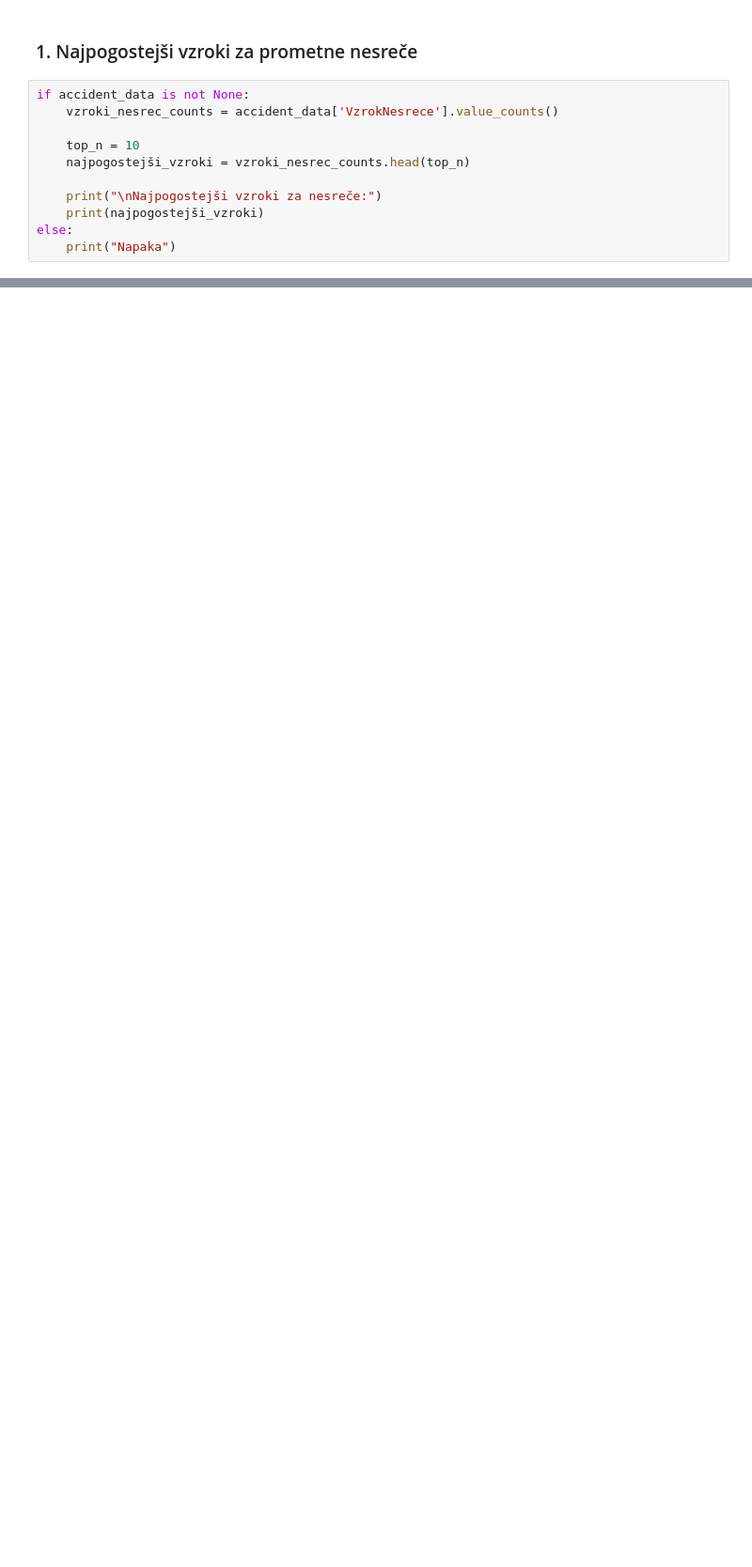
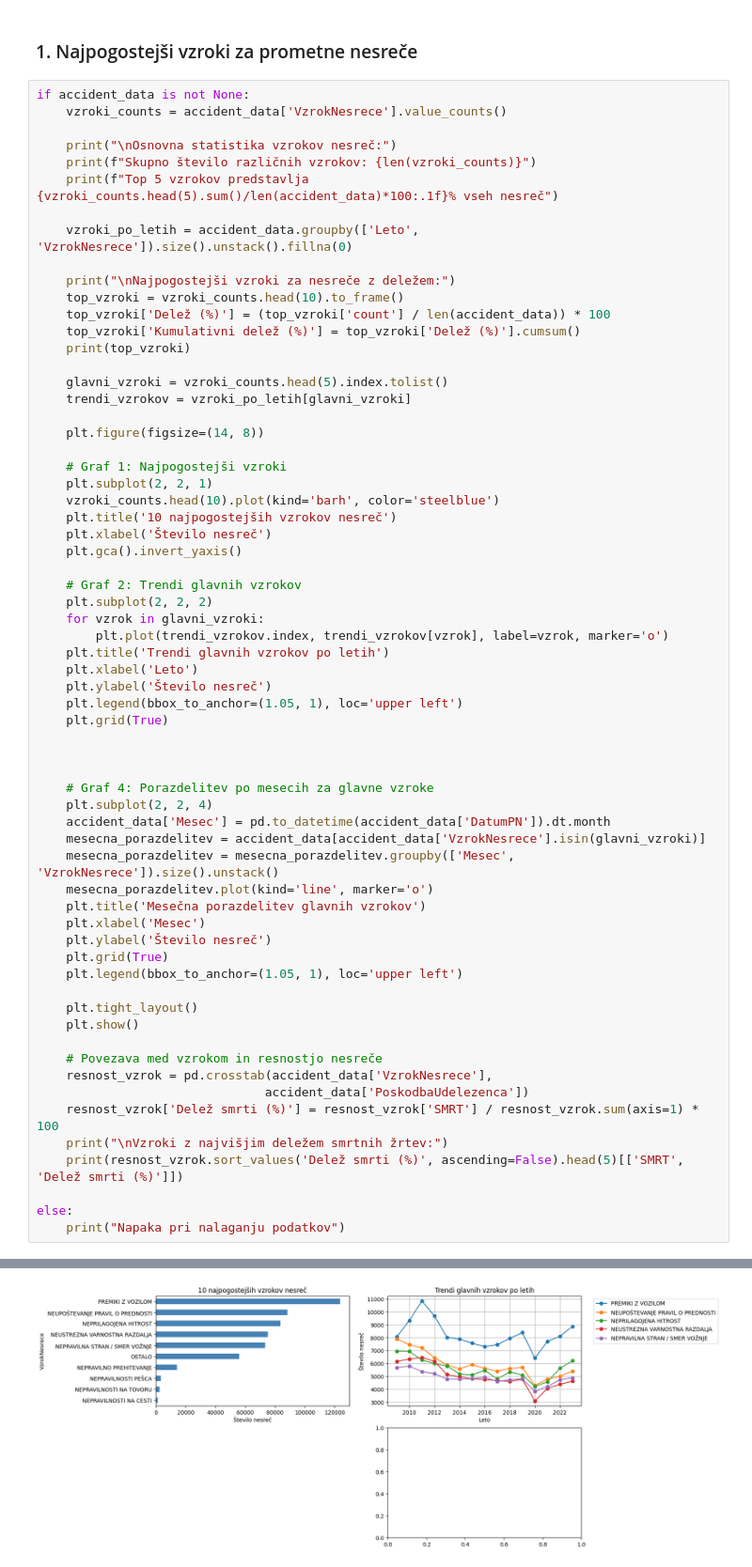
Before and after one commit to gerigazda0/PR252, a Jupyter notebook: pr-nesrece.ipynb, the cells around one changed output, grey strips where cells are left out. Shown at 94% size. Drawn from its saved outputs; the diff is of its cells as text; blank space fills up the shorter version.

```diff
--- a/pr-nesrece.ipynb
+++ b/pr-nesrece.ipynb
@@ -24,13 +24,66 @@ accident_data = load_accident_data(file_path)
 ### 1. Najpogostejši vzroki za prometne nesreče
 # %%
 if accident_data is not None:
-    vzroki_nesrec_counts = accident_data['VzrokNesrece'].value_counts()
+    vzroki_counts = accident_data['VzrokNesrece'].value_counts()
 
-    top_n = 10
-    najpogostejši_vzroki = vzroki_nesrec_counts.head(top_n)
+    print("\nOsnovna statistika vzrokov nesreč:")
+    print(f"Skupno število različnih vzrokov: {len(vzroki_counts)}")
+    print(f"Top 5 vzrokov predstavlja {vzroki_counts.head(5).sum()/len(accident_data)*100:.1f}% vseh nesreč")
 
-    print("\nNajpogostejši vzroki za nesreče:")
-    print(najpogostejši_vzroki)
+    vzroki_po_letih = accident_data.groupby(['Leto', 'VzrokNesrece']).size().unstack().fillna(0)
+
+    print("\nNajpogostejši vzroki za nesreče z deležem:")
+    top_vzroki = vzroki_counts.head(10).to_frame()
+    top_vzroki['Delež (%)'] = (top_vzroki['count'] / len(accident_data)) * 100
+    top_vzroki['Kumulativni delež (%)'] = top_vzroki['Delež (%)'].cumsum()
+    print(top_vzroki)
+
+    glavni_vzroki = vzroki_counts.head(5).index.tolist()
+    trendi_vzrokov = vzroki_po_letih[glavni_vzroki]
+
+    plt.figure(figsize=(14, 8))
+
+    # Graf 1: Najpogostejši vzroki
+    plt.subplot(2, 2, 1)
+    vzroki_counts.head(10).plot(kind='barh', color='steelblue')
+    plt.title('10 najpogostejših vzrokov nesreč')
+    plt.xlabel('Število nesreč')
+    plt.gca().invert_yaxis()
+
+    # Graf 2: Trendi glavnih vzrokov
+    plt.subplot(2, 2, 2)
+    for vzrok in glavni_vzroki:
+        plt.plot(trendi_vzrokov.index, trendi_vzrokov[vzrok], label=vzrok, marker='o')
+    plt.title('Trendi glavnih vzrokov po letih')
+    plt.xlabel('Leto')
+    plt.ylabel('Število nesreč')
+    plt.legend(bbox_to_anchor=(1.05, 1), loc='upper left')
+    plt.grid(True)
+
+
+
+    # Graf 4: Porazdelitev po mesecih za glavne vzroke
+    plt.subplot(2, 2, 4)
+    accident_data['Mesec'] = pd.to_datetime(accident_data['DatumPN']).dt.month
+    mesecna_porazdelitev = accident_data[accident_data['VzrokNesrece'].isin(glavni_vzroki)]
+    mesecna_porazdelitev = mesecna_porazdelitev.groupby(['Mesec', 'VzrokNesrece']).size().unstack()
+    mesecna_porazdelitev.plot(kind='line', marker='o')
+    plt.title('Mesečna porazdelitev glavnih vzrokov')
+    plt.xlabel('Mesec')
+    plt.ylabel('Število nesreč')
+    plt.grid(True)
+    plt.legend(bbox_to_anchor=(1.05, 1), loc='upper left')
+
+    plt.tight_layout()
+    plt.show()
+
+    # Povezava med vzrokom in resnostjo nesreče
+    resnost_vzrok = pd.crosstab(accident_data['VzrokNesrece'],
+                               accident_data['PoskodbaUdelezenca'])
+    resnost_vzrok['Delež smrti (%)'] = resnost_vzrok['SMRT'] / resnost_vzrok.sum(axis=1) * 100
+    print("\nVzroki z najvišjim deležem smrtnih žrtev:")
+    print(resnost_vzrok.sort_values('Delež smrti (%)', ascending=False).head(5)[['SMRT', 'Delež smrti (%)']])
+
 else:
-    print("Napaka")
+    print("Napaka pri nalaganju podatkov")
 # %% [output]
@@ -49,0 +107 @@ Name: count, dtype: int64
+[figure, added]
```
Also changed, not shown: parts of 5 cells of this notebook.
